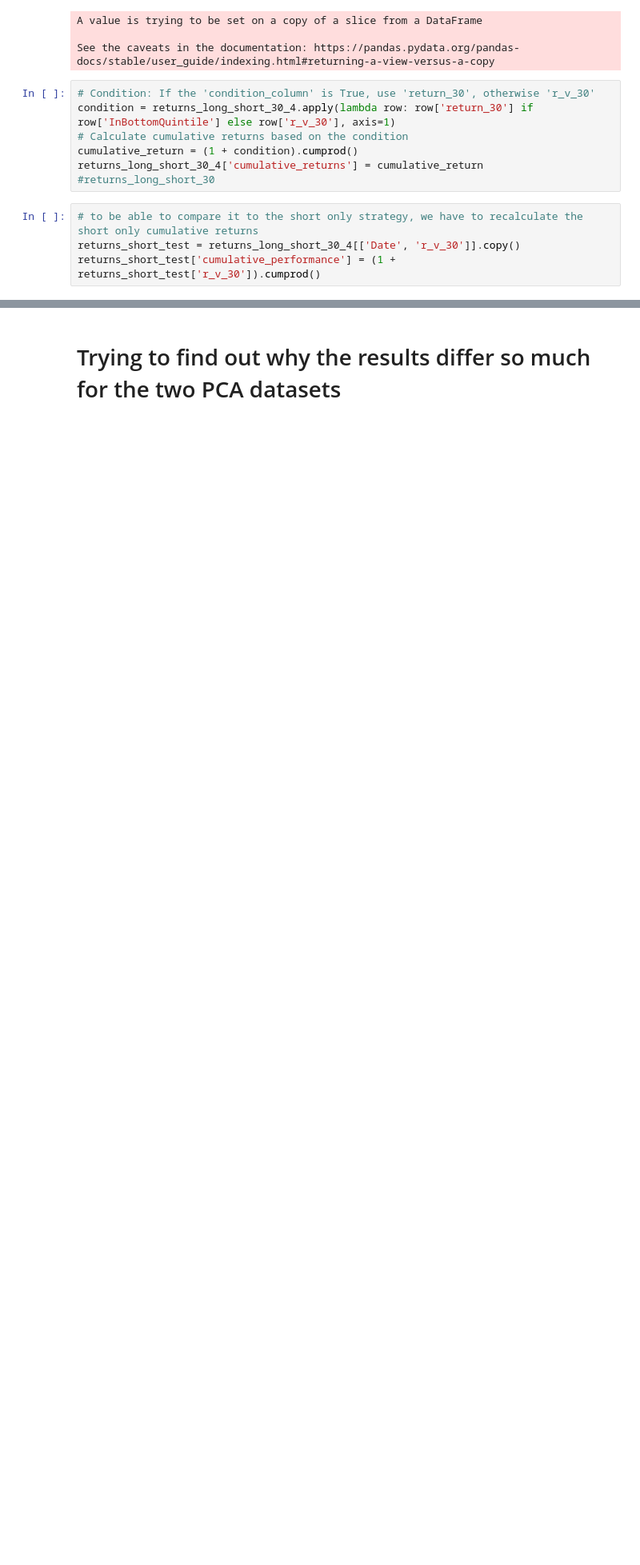
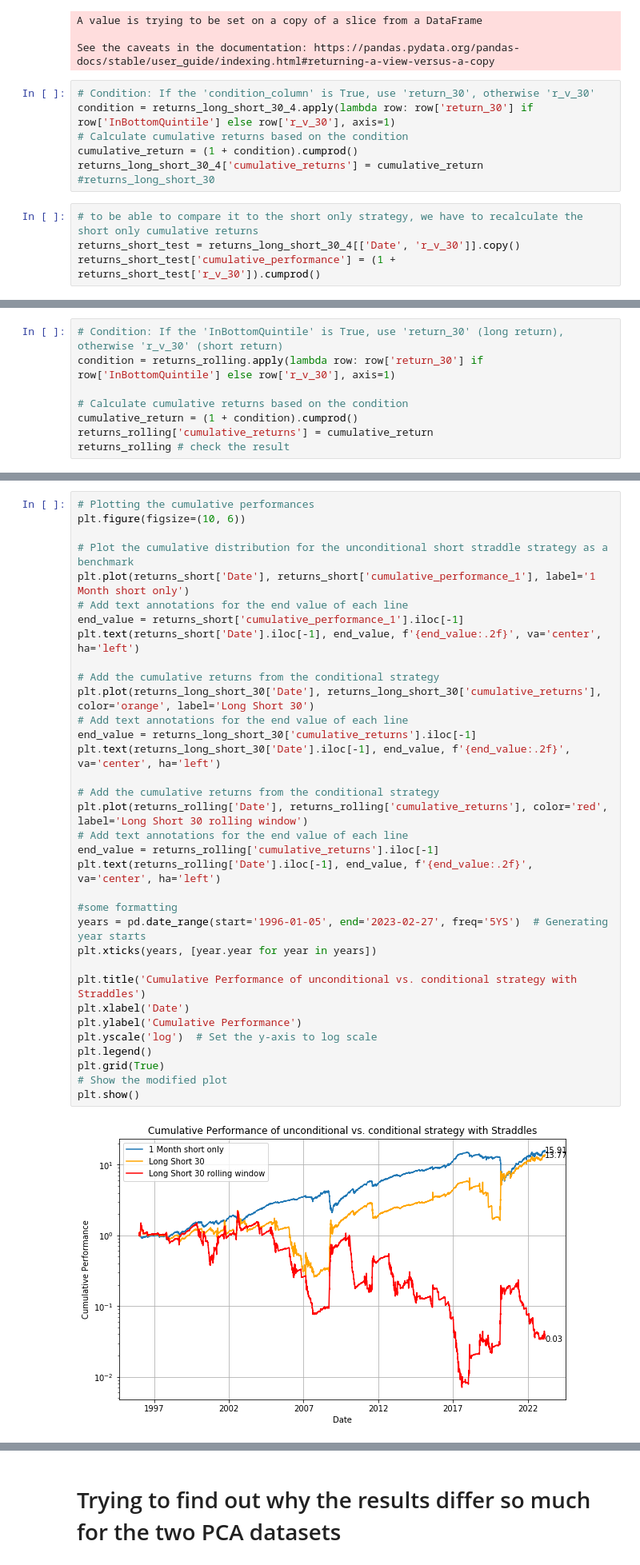
Before and after one commit to cannicj/AQF, a Jupyter notebook: predictive_performance.ipynb, the cells around one changed output, grey strips where cells are left out. Shown at 80% size. Drawn from its saved outputs; the diff is of its cells as text; blank space fills up the shorter version.

```diff
--- a/predictive_performance.ipynb
+++ b/predictive_performance.ipynb
@@ -845,0 +898,8 @@ plt.show()
+# %%
+# Condition: If the 'InBottomQuintile' is True, use 'return_30' (long return), otherwise 'r_v_30' (short return)
+condition = returns_rolling.apply(lambda row: row['return_30'] if row['InBottomQuintile'] else row['r_v_30'], axis=1)
+
+# Calculate cumulative returns based on the condition
+cumulative_return = (1 + condition).cumprod()
+returns_rolling['cumulative_returns'] = cumulative_return
+returns_rolling # check the result
@@ -845,0 +920,36 @@ plt.show()
+# %%
+# Plotting the cumulative performances
+plt.figure(figsize=(10, 6))
+
+# Plot the cumulative distribution for the unconditional short straddle strategy as a benchmark
+plt.plot(returns_short['Date'], returns_short['cumulative_performance_1'], label='1 Month short only')
+# Add text annotations for the end value of each line
+end_value = returns_short['cumulative_performance_1'].iloc[-1]
+plt.text(returns_short['Date'].iloc[-1], end_value, f'{end_value:.2f}', va='center', ha='left')
+
+# Add the cumulative returns from the conditional strategy
+plt.plot(returns_long_short_30['Date'], returns_long_short_30['cumulative_returns'], color='orange', label='Long Short 30')
+# Add text annotations for the end value of each line
+end_value = returns_long_short_30['cumulative_returns'].iloc[-1]
+plt.text(returns_long_short_30['Date'].iloc[-1], end_value, f'{end_value:.2f}', va='center', ha='left')
+
+# Add the cumulative returns from the conditional strategy
+plt.plot(returns_rolling['Date'], returns_rolling['cumulative_returns'], color='red', label='Long Short 30 rolling window')
+# Add text annotations for the end value of each line
+end_value = returns_rolling['cumulative_returns'].iloc[-1]
+plt.text(returns_rolling['Date'].iloc[-1], end_value, f'{end_value:.2f}', va='center', ha='left')
+
+#some formatting
+years = pd.date_range(start='1996-01-05', end='2023-02-27', freq='5YS')  # Generating year starts
+plt.xticks(years, [year.year for year in years])
+
+plt.title('Cumulative Performance of unconditional vs. conditional strategy with Straddles')
+plt.xlabel('Date')
+plt.ylabel('Cumulative Performance')
+plt.yscale('log')  # Set the y-axis to log scale
+plt.legend()
+plt.grid(True)
+# Show the modified plot
+plt.show()
+# %% [output]
+[figure, added]
```
Also changed, not shown: parts of 18 cells of this notebook.
